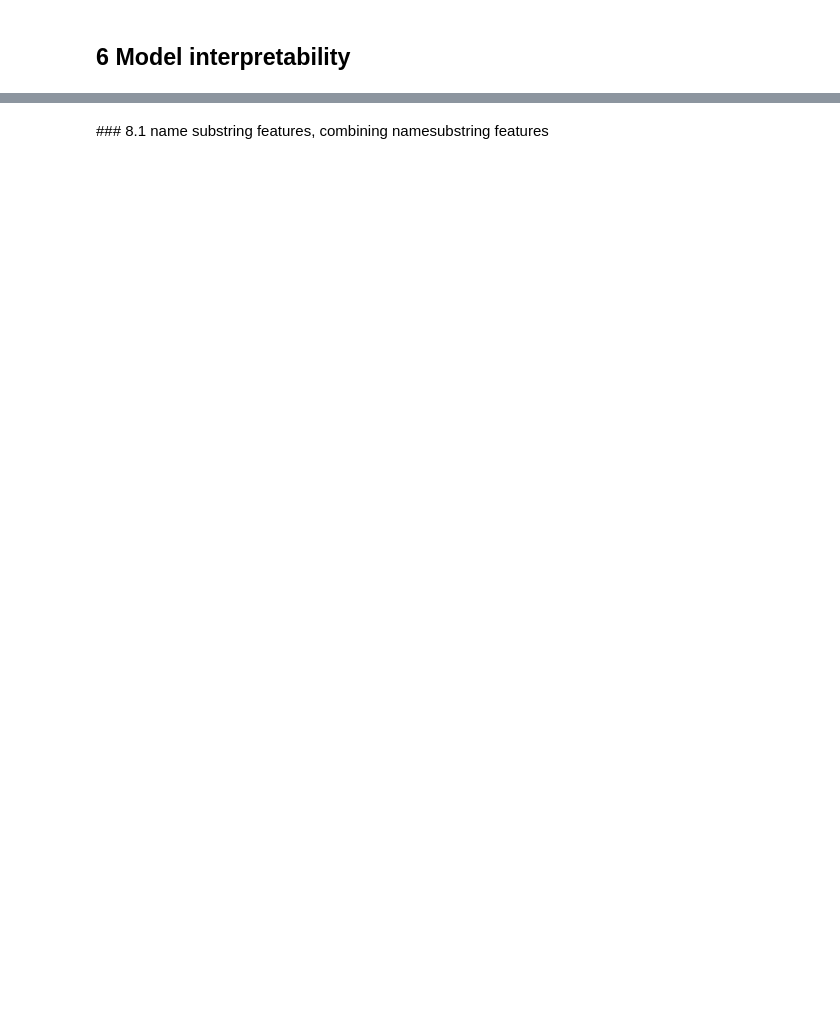
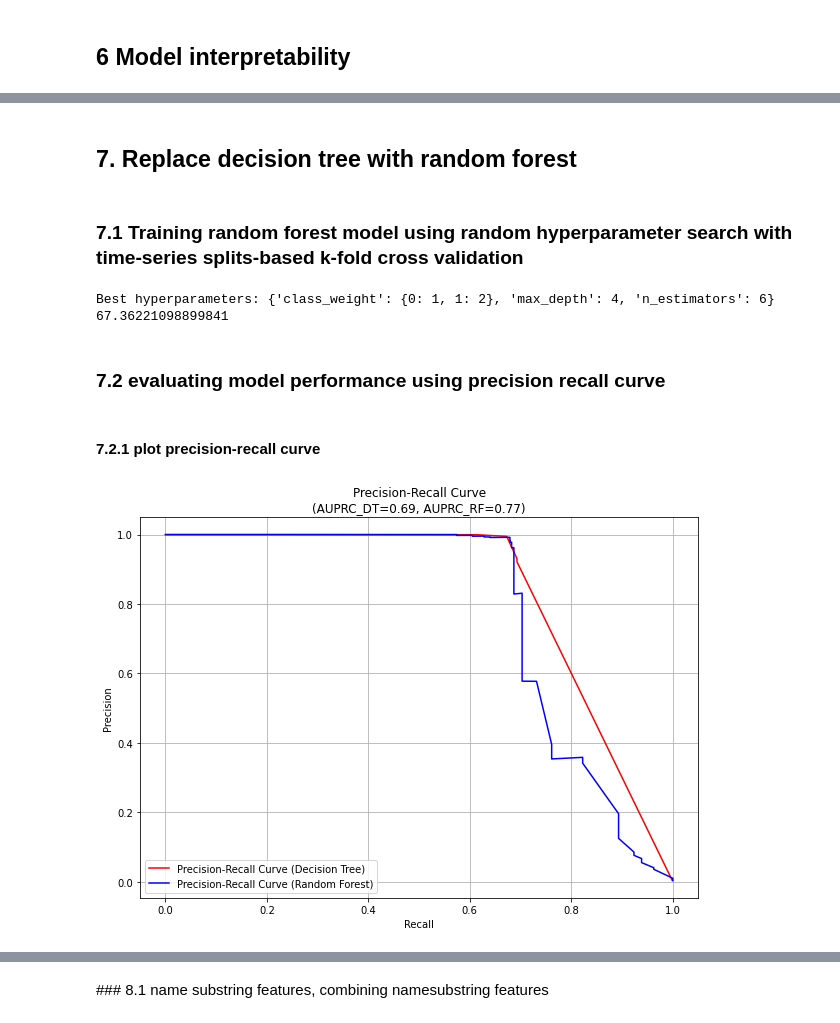
Before and after one commit to arj7192/fight_fraud_with_machine_learning, a Jupyter notebook: Chapter07/online_transaction_fraud_detection.ipynb, the cells around one changed output, grey strips where cells are left out. Cells and saved outputs as stored; diff of their text form; code cells hidden in the pictures; blank space fills up the shorter version.

```diff
--- a/Chapter07/online_transaction_fraud_detection.ipynb
+++ b/Chapter07/online_transaction_fraud_detection.ipynb
@@ -393,0 +285,36 @@ tree.plot_tree(model_rf.estimators_[0], feature_names=model_rf.feature_names_in_
+# %% [markdown]
+## 7. Replace decision tree with random forest
+# %% [markdown]
+### 7.1 Training random forest model using random hyperparameter search with time-series splits-based k-fold cross validation
+# %%
+# Create a Decision Tree model
+rf = RandomForestClassifier(random_state=42)
+
+# Set the parameters to search over
+param_dist = {'max_depth': randint(1, 5), 'n_estimators': randint(2, 10),
+              'class_weight': [None, 'balanced', {0: 1, 1: 2}, {0: 1, 1: 5}, {0: 1, 1: 10}]}
+
+model_rf = train_model(rf, param_dist)
+# %% [output]
+Best hyperparameters: {'class_weight': {0: 1, 1: 2}, 'max_depth': 4, 'n_estimators': 6}
+67.36221098899841
+# %% [markdown]
+### 7.2 evaluating model performance using precision recall curve
+# %% [markdown]
+#### 7.2.1 plot precision-recall curve
+# %%
+plt.figure(figsize=(10,7))
+y_pred_prob_rf = model_rf.predict_proba(X_test)
+# Compute precision and recall
+precision_rf, recall_rf, thresholds_rf = precision_recall_curve(y_test, y_pred_prob_rf[:,1])
+auprc_rf = average_precision_score(y_test, y_pred_prob_rf[:,1])
+# Plot precision-recall curve
+plt.plot(recall, precision, label='Precision-Recall Curve (Decision Tree)', color='r')
+plt.plot(recall_rf, precision_rf, label='Precision-Recall Curve (Random Forest)', color='b')
+plt.xlabel('Recall')
+plt.ylabel('Precision')
+plt.title(f'Precision-Recall Curve\n(AUPRC_DT={round(auprc, 2)}, AUPRC_RF={round(auprc_rf, 2)})')
+plt.legend()
+plt.grid(True)
+# %% [output]
+[figure, added]
```
Also changed, not shown: parts of 96 cells of this notebook, 3 other files.
